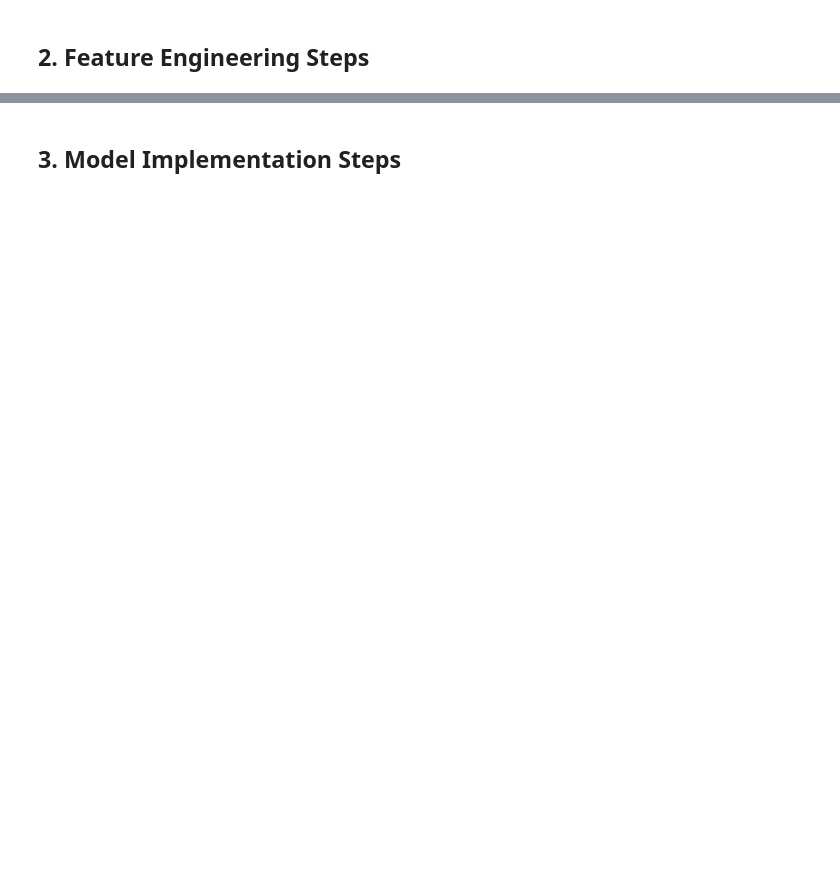
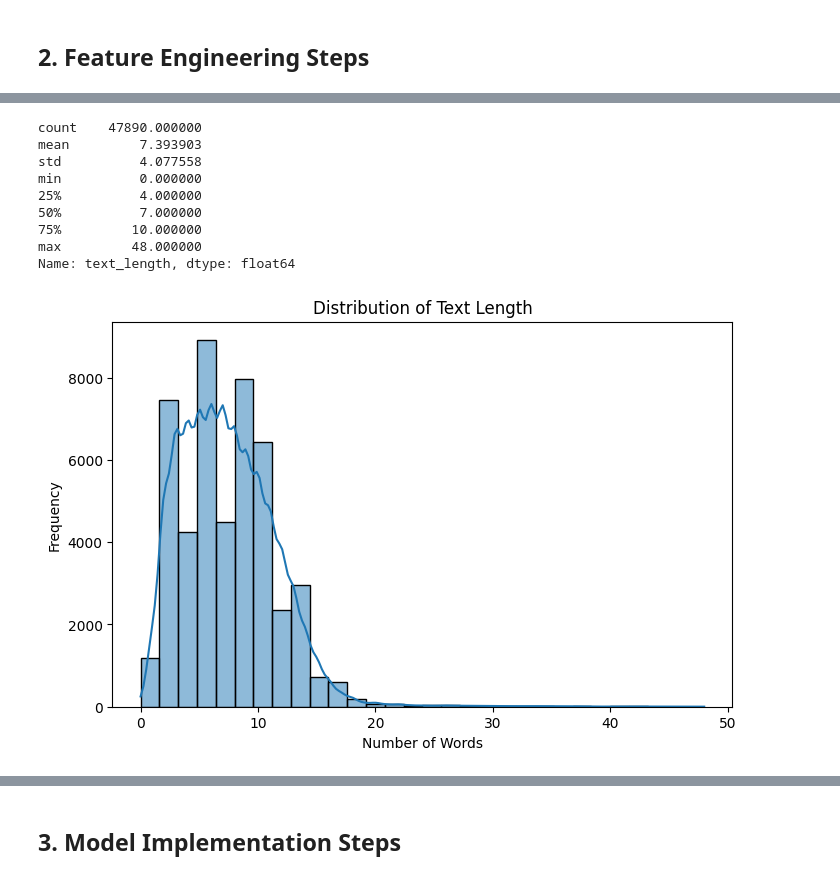
Before and after one commit to r0wan1ooo5/DM2025-Lab2-Exercise, a Jupyter notebook: DM2025-Lab2-Homework.ipynb, the cells around one changed output, grey strips where cells are left out. Saved outputs shown, nothing was run; the diff lists cells and outputs as text; code cells hidden in the pictures; blank space fills up the shorter version.

```diff
--- a/DM2025-Lab2-Homework.ipynb
+++ b/DM2025-Lab2-Homework.ipynb
@@ -155,0 +307,24 @@ Markdown Syntax to Add Image: `![Description of the Image](./your_local_folder/n
+# %%
+# 計算每則貼文的字數
+df_train['text_length'] = df_train['clean_text'].apply(lambda x: len(x.split()))
+
+# 基本統計
+print(df_train['text_length'].describe())
+
+plt.figure(figsize=(8,5))
+sns.histplot(df_train['text_length'], bins=30, kde=True)
+plt.title('Distribution of Text Length')
+plt.xlabel('Number of Words')
+plt.ylabel('Frequency')
+plt.show()
+# %% [output]
+count    47890.000000
+mean         7.393903
+std          4.077558
+min          0.000000
+25%          4.000000
+50%          7.000000
+75%         10.000000
+max         48.000000
+Name: text_length, dtype: float64
+[figure, added]
```
Also changed, not shown: parts of 18 cells of this notebook, 19 other files.
